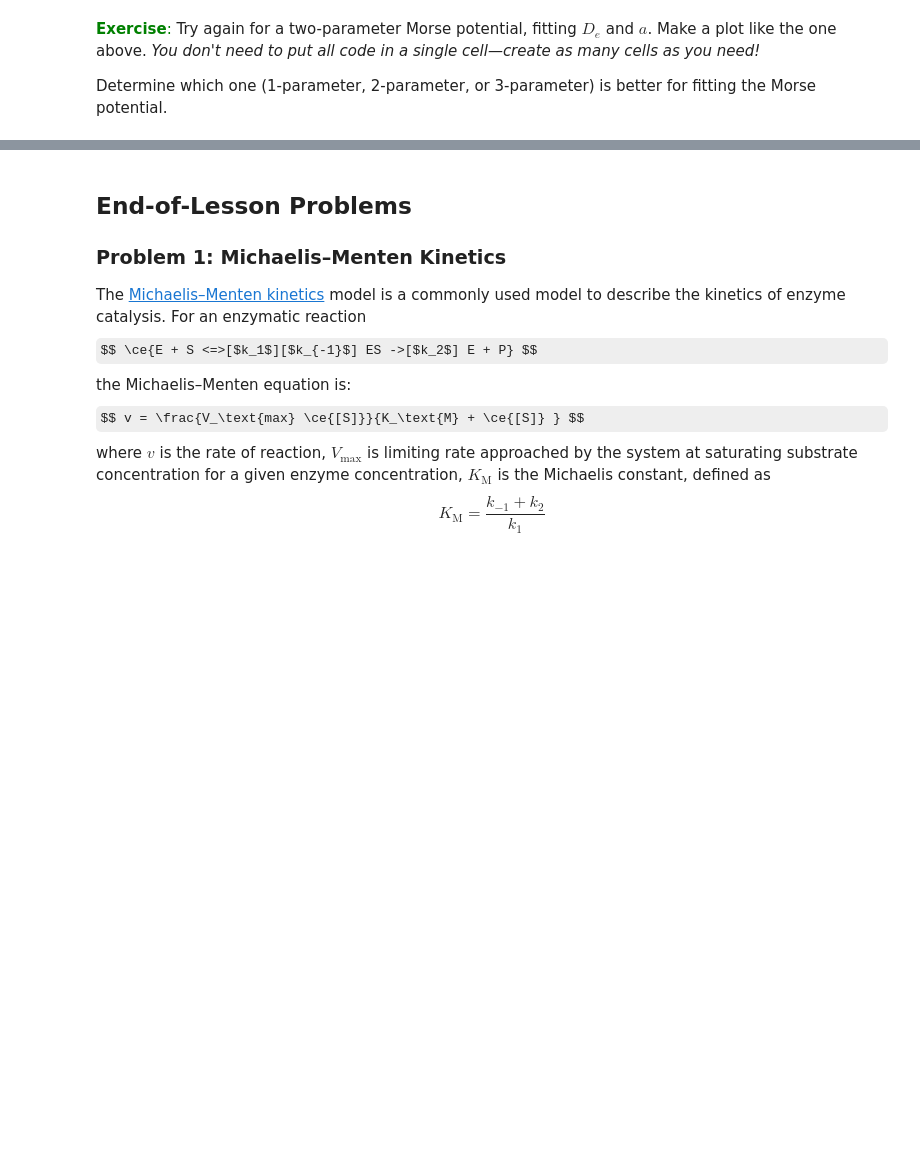
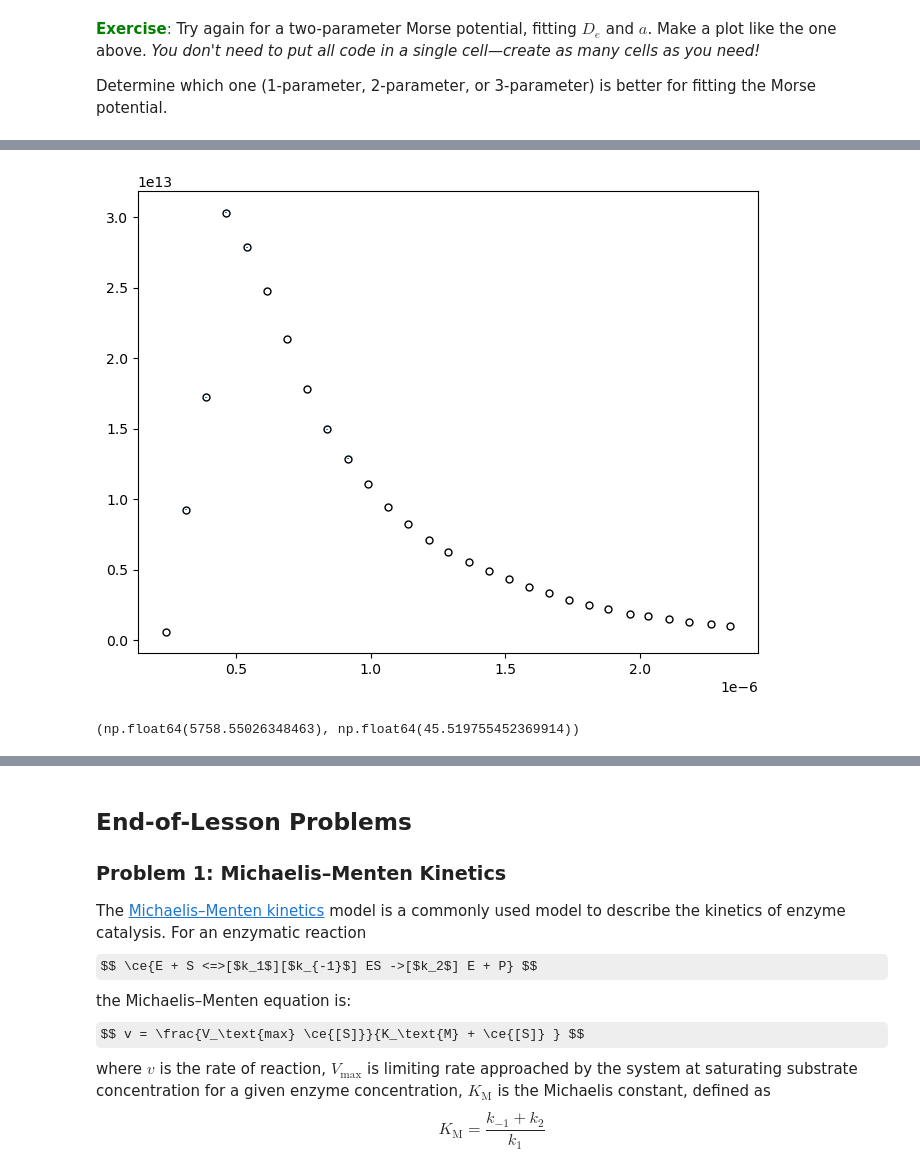
Before and after one commit to Lastoria-Royal-College-of-Science/Chem-18, a Jupyter notebook: Lesson 4/Real World Data.ipynb, the cells around one changed output, grey strips where cells are left out. Drawn from its saved outputs; the diff is of its cells as text; code cells hidden in the pictures; some formulas as TeX source; blank space fills up the shorter version.

Commit message:
Lesson 4 `curve_fit` exercise for weighted fitting completed

```diff
--- a/Lesson 4/Real World Data.ipynb
+++ b/Lesson 4/Real World Data.ipynb
@@ -1605,0 +1634,18 @@ Determine which one (1-parameter, 2-parameter, or 3-parameter) is better for fit
+# %%
+bb = np.loadtxt('./assets/blackbody.csv', delimiter=',', skiprows=1)
+bb[:, 0] = bb[:, 0] * 1e-9
+bb[:, 1] = bb[:, 1] * 1e9
+bb[:, 2] = bb[:, 2] * 1e9
+
+plt.figure(figsize=(8, 6))
+plt.errorbar(bb[:,0],bb[:,1], yerr=bb[:,2], marker='o', mfc='None', mec='black', ms=5, linestyle='', label='Data')
+plt.show()
+# %% [output]
+[figure, added]
+# %%
+bb_fit = curve_fit(blackbody, bb[:,0], bb[:,1], sigma=bb[:,2], p0=5800)
+solar_temp = bb_fit[0][0]
+solar_temp_std = np.sqrt(bb_fit[1][0][0])
+solar_temp, solar_temp_std
+# %% [output]
+(np.float64(5758.55026348463), np.float64(45.519755452369914))
```
Also changed, not shown: parts of 21 cells of this notebook, 1 other file.
